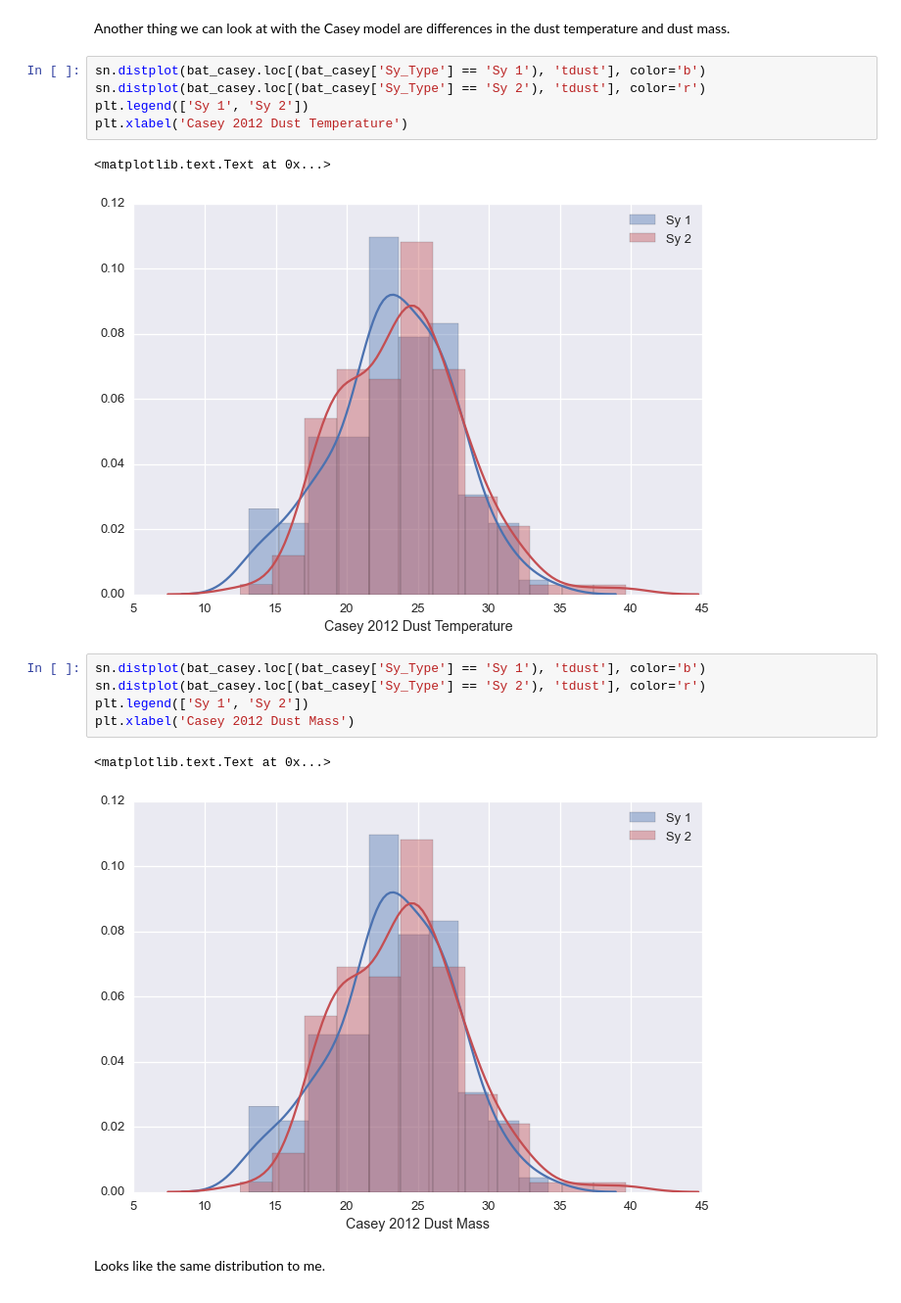
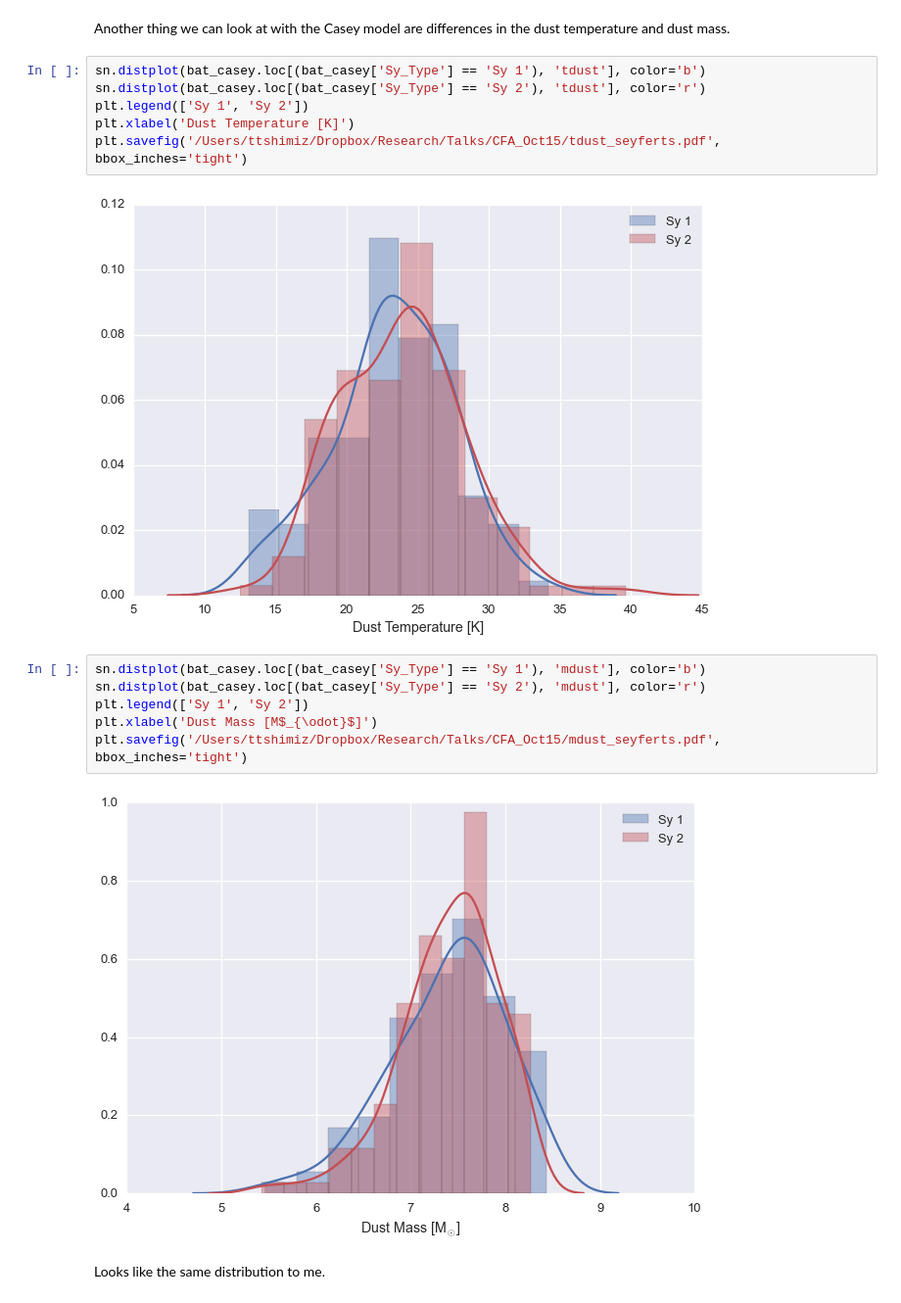
Before and after one commit to ttshimiz/bat-agn-sed-fitting, a Jupyter notebook: analysis/ipython_notebooks/compare-seyfert-types.ipynb, the cells around one changed output. Shown at 98% size. Drawn from its saved outputs; the diff is of its cells as text.

```diff
--- a/analysis/ipython_notebooks/compare-seyfert-types.ipynb
+++ b/analysis/ipython_notebooks/compare-seyfert-types.ipynb
@@ -325,18 +354,18 @@ Another thing we can look at with the Casey model are differences in the dust te
 sn.distplot(bat_casey.loc[(bat_casey['Sy_Type'] == 'Sy 1'), 'tdust'], color='b')
 sn.distplot(bat_casey.loc[(bat_casey['Sy_Type'] == 'Sy 2'), 'tdust'], color='r')
 plt.legend(['Sy 1', 'Sy 2'])
-plt.xlabel('Casey 2012 Dust Temperature')
+plt.xlabel('Dust Temperature [K]')
+plt.savefig('/Users/ttshimiz/Dropbox/Research/Talks/CFA_Oct15/tdust_seyferts.pdf', bbox_inches='tight')
 # %% [output]
-<matplotlib.text.Text at 0x...>
-[figure, old version]
+[figure, new version]
 # %%
-sn.distplot(bat_casey.loc[(bat_casey['Sy_Type'] == 'Sy 1'), 'tdust'], color='b')
-sn.distplot(bat_casey.loc[(bat_casey['Sy_Type'] == 'Sy 2'), 'tdust'], color='r')
+sn.distplot(bat_casey.loc[(bat_casey['Sy_Type'] == 'Sy 1'), 'mdust'], color='b')
+sn.distplot(bat_casey.loc[(bat_casey['Sy_Type'] == 'Sy 2'), 'mdust'], color='r')
 plt.legend(['Sy 1', 'Sy 2'])
-plt.xlabel('Casey 2012 Dust Mass')
+plt.xlabel('Dust Mass [M$_{\odot}$]')
+plt.savefig('/Users/ttshimiz/Dropbox/Research/Talks/CFA_Oct15/mdust_seyferts.pdf', bbox_inches='tight')
 # %% [output]
-<matplotlib.text.Text at 0x...>
-[figure, old version]
+[figure, new version]
 # %% [markdown]
 Looks like the same distribution to me.
 # %%
```
Also changed, not shown: parts of 21 cells of this notebook.
